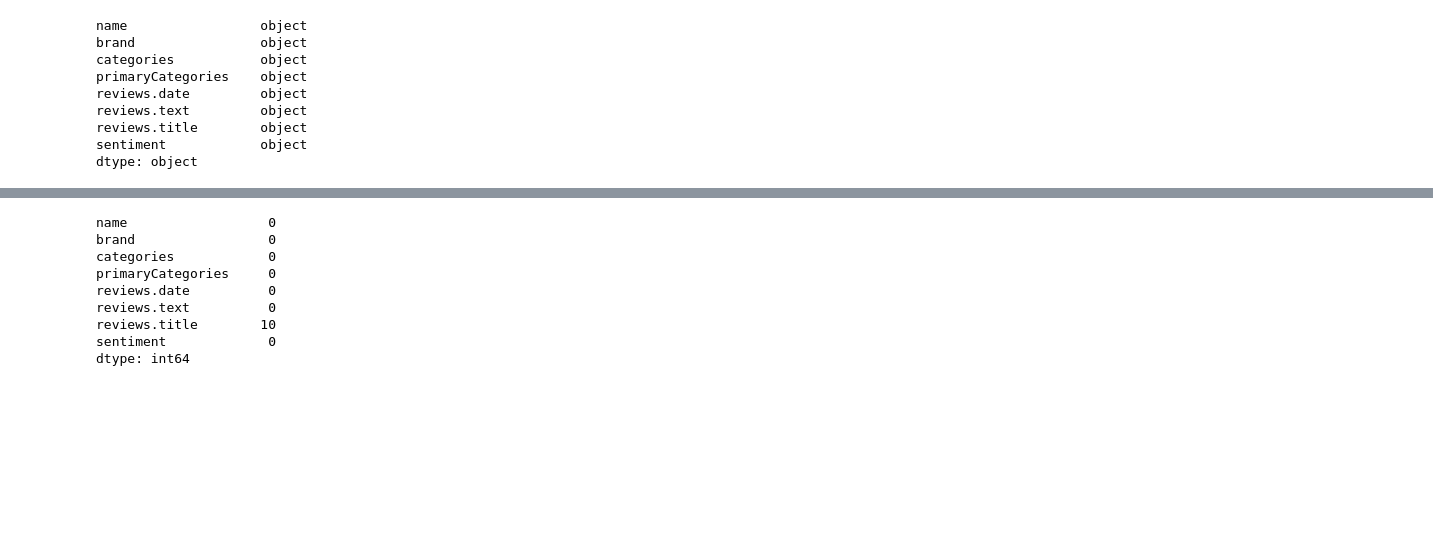
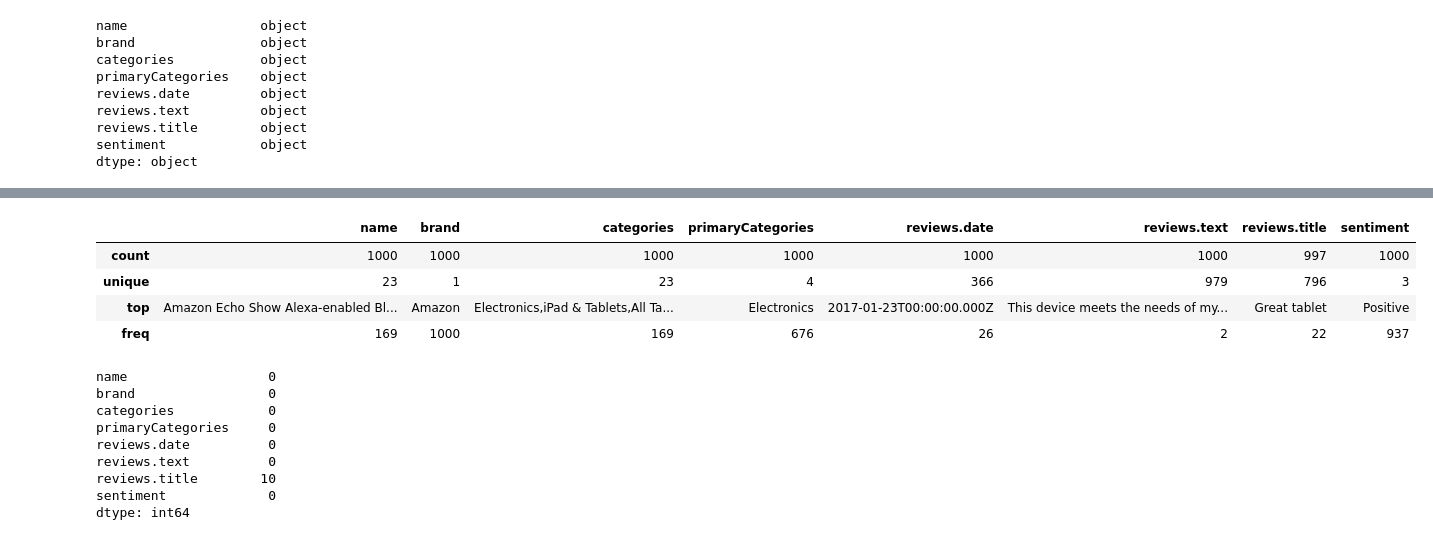
Before and after one commit to gendath/AI-Capstone-Project, a Jupyter notebook: AI CAPSTONE ECOMMERCE.ipynb, the cells around one changed output, grey strips where cells are left out. Drawn from its saved outputs; the diff is of its cells as text; code cells hidden in the pictures; blank space fills up the shorter version.

```diff
--- a/AI CAPSTONE ECOMMERCE.ipynb
+++ b/AI CAPSTONE ECOMMERCE.ipynb
@@ -9,3 +21,5 @@ from wordcloud import WordCloud
 # %%
 train_df = pd.read_csv("Datasets\Ecommerce\\train_data.csv")
 test_df = pd.read_csv("Datasets\Ecommerce\\test_data.csv")
+test_val_df = pd.read_csv("Datasets\Ecommerce\\test_data_hidden.csv")
+train_df.shape,test_df.shape
@@ -49,3 +78,11 @@ test_df.describe()
+# %%
+test_val_df.describe()
+# %% [output]
+|  | name | brand | categories | primaryCategories | reviews.date | reviews.text | reviews.title | sentiment |
+| count | 1000 | 1000 | 1000 | 1000 | 1000 | 1000 | 997 | 1000 |
+| unique | 23 | 1 | 23 | 4 | 366 | 979 | 796 | 3 |
+| top | Amazon Echo Show Alexa-enabled Bl... | Amazon | Electronics,iPad & Tablets,All Ta... | Electronics | 2017-01-23T00:00:00.000Z | This device meets the needs of my... | Great tablet | Positive |
+| freq | 169 | 1000 | 169 | 676 | 26 | 2 | 22 | 937 |
 # %%
 train_df.isnull().sum()
 # %% [output]
```
Also changed, not shown: parts of 34 cells of this notebook.
